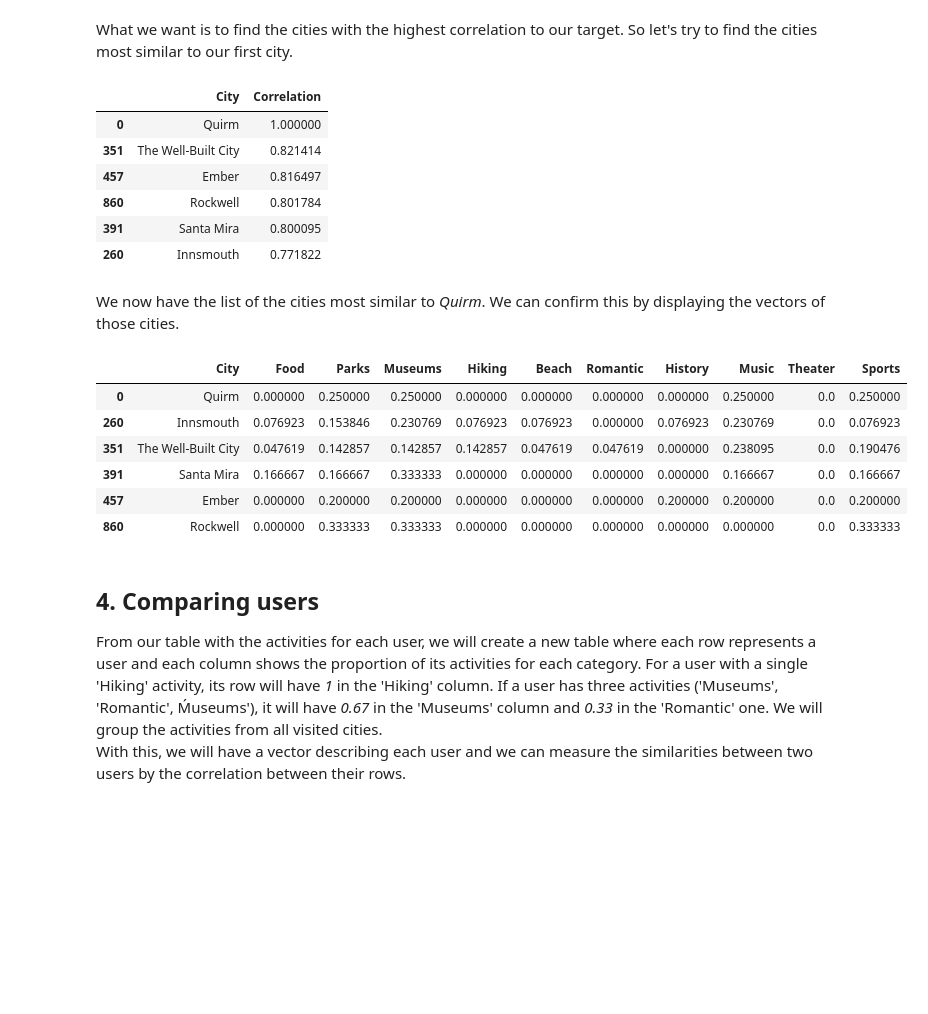
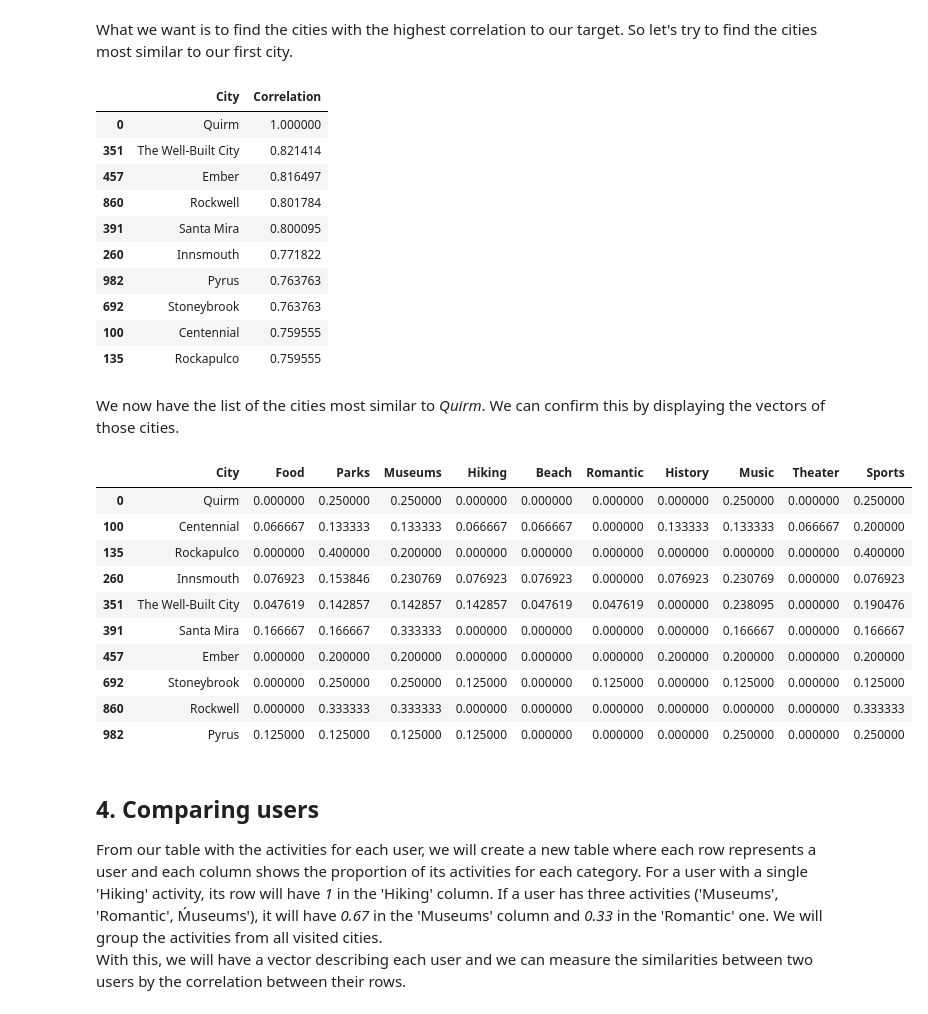
Before and after one commit to rodrigolink/travel_recommendation, a Jupyter notebook: tourism_recommendation_system.ipynb, the cells around one changed output. Cells and saved outputs as stored; diff of their text form; code cells hidden in the pictures; blank space fills up the shorter version.

```diff
--- a/tourism_recommendation_system.ipynb
+++ b/tourism_recommendation_system.ipynb
@@ -288,7 +288,7 @@ for ii in range(len(city_vector)):
     temp.append(pearsonr(city_vector.iloc[0,1:],city_vector.iloc[ii,1:])[0])
     corr_df.loc[len(corr_df)] = temp
 corr_df = corr_df.sort_values(by='Correlation',ascending=False)
-corr_df.head(6)
+corr_df[corr_df['Correlation']>0.75]
 # %% [output]
 |  | City | Correlation |
 | 0 | Quirm | 1.000000 |
@@ -297,19 +297,27 @@ corr_df.head(6)
 | 860 | Rockwell | 0.801784 |
 | 391 | Santa Mira | 0.800095 |
 | 260 | Innsmouth | 0.771822 |
+| 982 | Pyrus | 0.763763 |
+| 692 | Stoneybrook | 0.763763 |
+| 100 | Centennial | 0.759555 |
+| 135 | Rockapulco | 0.759555 |
 # %% [markdown]
 We now have the list of the cities most similar to *Quirm*. We can confirm this by displaying the vectors of those cities.
 # %%
-city_picks = corr_df.index[:6]
+city_picks = corr_df[corr_df['Correlation']>0.75].index
 display(city_vector[city_vector.index.isin(city_picks)])
 # %% [output]
 |  | City | Food | Parks | Museums | Hiking | Beach | Romantic | History | Music | Theater | Sports |
-| 0 | Quirm | 0.000000 | 0.250000 | 0.250000 | 0.000000 | 0.000000 | 0.000000 | 0.000000 | 0.250000 | 0.0 | 0.250000 |
-| 260 | Innsmouth | 0.076923 | 0.153846 | 0.230769 | 0.076923 | 0.076923 | 0.000000 | 0.076923 | 0.230769 | 0.0 | 0.076923 |
-| 351 | The Well-Built City | 0.047619 | 0.142857 | 0.142857 | 0.142857 | 0.047619 | 0.047619 | 0.000000 | 0.238095 | 0.0 | 0.190476 |
-| 391 | Santa Mira | 0.166667 | 0.166667 | 0.333333 | 0.000000 | 0.000000 | 0.000000 | 0.000000 | 0.166667 | 0.0 | 0.166667 |
-| 457 | Ember | 0.000000 | 0.200000 | 0.200000 | 0.000000 | 0.000000 | 0.000000 | 0.200000 | 0.200000 | 0.0 | 0.200000 |
-| 860 | Rockwell | 0.000000 | 0.333333 | 0.333333 | 0.000000 | 0.000000 | 0.000000 | 0.000000 | 0.000000 | 0.0 | 0.333333 |
+| 0 | Quirm | 0.000000 | 0.250000 | 0.250000 | 0.000000 | 0.000000 | 0.000000 | 0.000000 | 0.250000 | 0.000000 | 0.250000 |
+| 100 | Centennial | 0.066667 | 0.133333 | 0.133333 | 0.066667 | 0.066667 | 0.000000 | 0.133333 | 0.133333 | 0.066667 | 0.200000 |
+| 135 | Rockapulco | 0.000000 | 0.400000 | 0.200000 | 0.000000 | 0.000000 | 0.000000 | 0.000000 | 0.000000 | 0.000000 | 0.400000 |
+| 260 | Innsmouth | 0.076923 | 0.153846 | 0.230769 | 0.076923 | 0.076923 | 0.000000 | 0.076923 | 0.230769 | 0.000000 | 0.076923 |
+| 351 | The Well-Built City | 0.047619 | 0.142857 | 0.142857 | 0.142857 | 0.047619 | 0.047619 | 0.000000 | 0.238095 | 0.000000 | 0.190476 |
+| 391 | Santa Mira | 0.166667 | 0.166667 | 0.333333 | 0.000000 | 0.000000 | 0.000000 | 0.000000 | 0.166667 | 0.000000 | 0.166667 |
+| 457 | Ember | 0.000000 | 0.200000 | 0.200000 | 0.000000 | 0.000000 | 0.000000 | 0.200000 | 0.200000 | 0.000000 | 0.200000 |
+| 692 | Stoneybrook | 0.000000 | 0.250000 | 0.250000 | 0.125000 | 0.000000 | 0.125000 | 0.000000 | 0.125000 | 0.000000 | 0.125000 |
+| 860 | Rockwell | 0.000000 | 0.333333 | 0.333333 | 0.000000 | 0.000000 | 0.000000 | 0.000000 | 0.000000 | 0.000000 | 0.333333 |
+| 982 | Pyrus | 0.125000 | 0.125000 | 0.125000 | 0.125000 | 0.000000 | 0.000000 | 0.000000 | 0.250000 | 0.000000 | 0.250000 |
 # %% [markdown]
 ## 4. Comparing users
 From our table with the activities for each user, we will create a new table where each row represents a user and each column shows the proportion of its activities for each category. For a user with a single 'Hiking' activity, its row will have *1* in the 'Hiking' column. If a user has three activities ('Museums', 'Romantic', Ḿuseums'), it will have *0.67* in the 'Museums' column and *0.33* in the 'Romantic' one. We will group the activities from all visited cities.<br>
```
Also changed, not shown: parts of 20 cells of this notebook.
